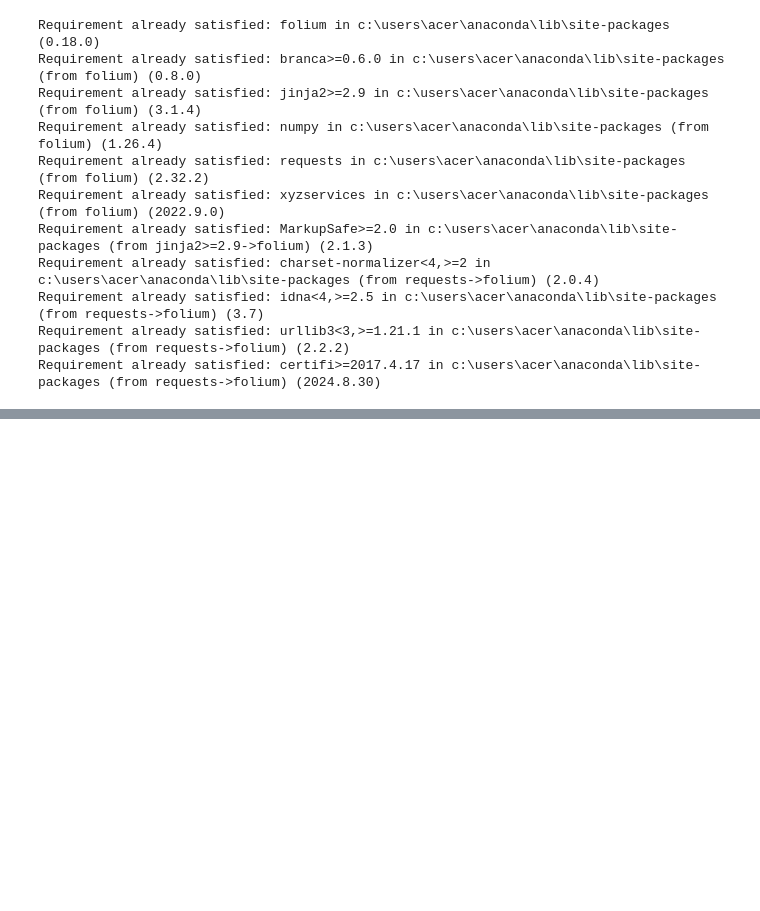
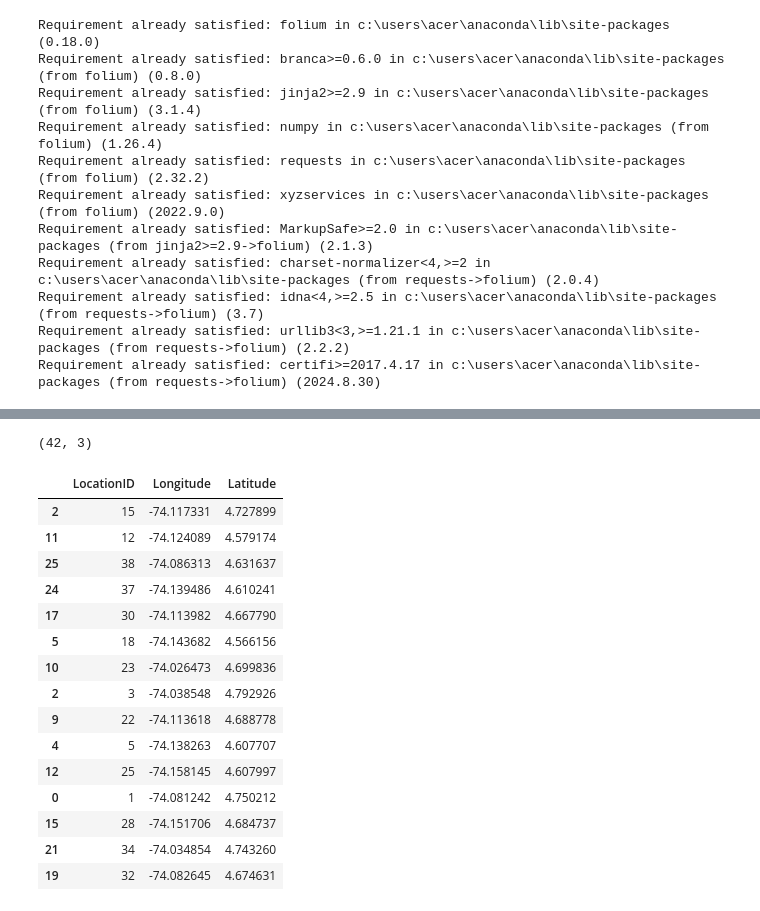
Before and after one commit to Pipeperez1305/PROY2_MOS, a Jupyter notebook: Proyecto Seneca Libre/MOS-Proyecto2.ipynb, the cells around one changed output, grey strips where cells are left out. Drawn from its saved outputs; the diff is of its cells as text; code cells hidden in the pictures; blank space fills up the shorter version.

```diff
--- a/Proyecto Seneca Libre/MOS-Proyecto2.ipynb
+++ b/Proyecto Seneca Libre/MOS-Proyecto2.ipynb
@@ -587,0 +678,4 @@ Rutas seleccionadas para el viajero 11: [(24, 1), (1, 24)]
+# %%
+clientes_data2 = pd.read_csv(r"C:\Users\ACER\OneDrive - Universidad de los Andes\Escritorio\MOS\PROY2_MOS\Proyecto Seneca Libre\case_2_cost\Clients.csv")
+print(clientes_data2.shape)
+clientes_data2.sample(5)
@@ -587,0 +690,4 @@ Rutas seleccionadas para el viajero 11: [(24, 1), (1, 24)]
+# %%
+depositos_data2 = pd.read_csv(r"C:\Users\ACER\OneDrive - Universidad de los Andes\Escritorio\MOS\PROY2_MOS\Proyecto Seneca Libre\case_2_cost\Depots.csv")
+print(depositos_data2.shape)
+depositos_data2.sample(5)
@@ -587,0 +702,22 @@ Rutas seleccionadas para el viajero 11: [(24, 1), (1, 24)]
+# %%
+ubicaciones_data2 = pd.concat([depositos_data2[["LocationID","Longitude", "Latitude"]], clientes_data2[["LocationID","Longitude", "Latitude"]]], axis = 0)
+print(ubicaciones_data2.shape)
+ubicaciones_data2.sample(15)
+# %% [output]
+(42, 3)
+|  | LocationID | Longitude | Latitude |
+| 2 | 15 | -74.117331 | 4.727899 |
+| 11 | 12 | -74.124089 | 4.579174 |
+| 25 | 38 | -74.086313 | 4.631637 |
+| 24 | 37 | -74.139486 | 4.610241 |
+| 17 | 30 | -74.113982 | 4.667790 |
+| 5 | 18 | -74.143682 | 4.566156 |
+| 10 | 23 | -74.026473 | 4.699836 |
+| 2 | 3 | -74.038548 | 4.792926 |
+| 9 | 22 | -74.113618 | 4.688778 |
+| 4 | 5 | -74.138263 | 4.607707 |
+| 12 | 25 | -74.158145 | 4.607997 |
+| 0 | 1 | -74.081242 | 4.750212 |
+| 15 | 28 | -74.151706 | 4.684737 |
+| 21 | 34 | -74.034854 | 4.743260 |
+| 19 | 32 | -74.082645 | 4.674631 |
```
Also changed, not shown: parts of 31 cells of this notebook, 9 other files.
